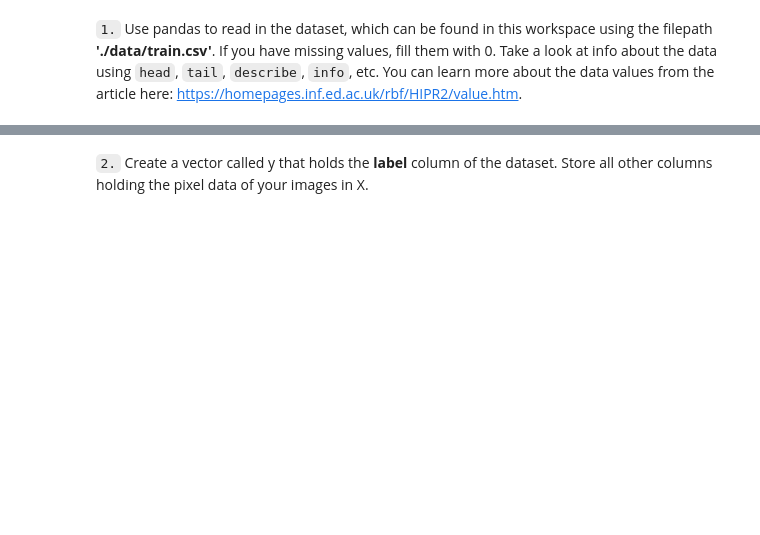
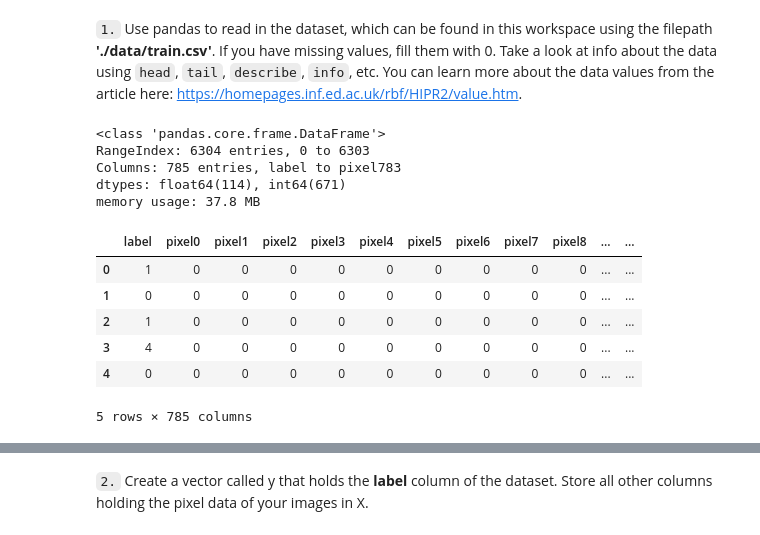
Before and after one commit to D5mit/Udacity_Data_Science, a Jupyter notebook: Unsupervised_Learning/PCA/PCA_1.ipynb, the cells around one changed output, grey strips where cells are left out. Cells and saved outputs as stored; diff of their text form; code cells hidden in the pictures; blank space fills up the shorter version.

```diff
--- a/Unsupervised_Learning/PCA/PCA_1.ipynb
+++ b/Unsupervised_Learning/PCA/PCA_1.ipynb
@@ -26,2 +24,25 @@ ModuleNotFoundError: No module named 'test_code'
 # %% [markdown]
 `1.` Use pandas to read in the dataset, which can be found in this workspace using the filepath **'./data/train.csv'**.  If you have missing values, fill them with 0.  Take a look at info about the data using `head`, `tail`, `describe`, `info`, etc.  You can learn more about the data values from the article here: https://homepages.inf.ed.ac.uk/rbf/HIPR2/value.htm.
+# %%
+data = pd.read_csv("data/train.csv")
+
+data.info()
+data.describe()
+# data.fillna(data.mean())
+data.fillna(0, inplace=True)
+# %% [output]
+<class 'pandas.core.frame.DataFrame'>
+RangeIndex: 6304 entries, 0 to 6303
+Columns: 785 entries, label to pixel783
+dtypes: float64(114), int64(671)
+memory usage: 37.8 MB
+# %%
+data.head()
+# %% [output]
+|  | label | pixel0 | pixel1 | pixel2 | pixel3 | pixel4 | pixel5 | pixel6 | pixel7 | pixel8 | ... | ... |
+| 0 | 1 | 0 | 0 | 0 | 0 | 0 | 0 | 0 | 0 | 0 | ... | ... |
+| 1 | 0 | 0 | 0 | 0 | 0 | 0 | 0 | 0 | 0 | 0 | ... | ... |
+| 2 | 1 | 0 | 0 | 0 | 0 | 0 | 0 | 0 | 0 | 0 | ... | ... |
+| 3 | 4 | 0 | 0 | 0 | 0 | 0 | 0 | 0 | 0 | 0 | ... | ... |
+| 4 | 0 | 0 | 0 | 0 | 0 | 0 | 0 | 0 | 0 | 0 | ... | ... |
+5 rows × 785 columns
```
Also changed, not shown: parts of 15 cells of this notebook, 1 other file.
